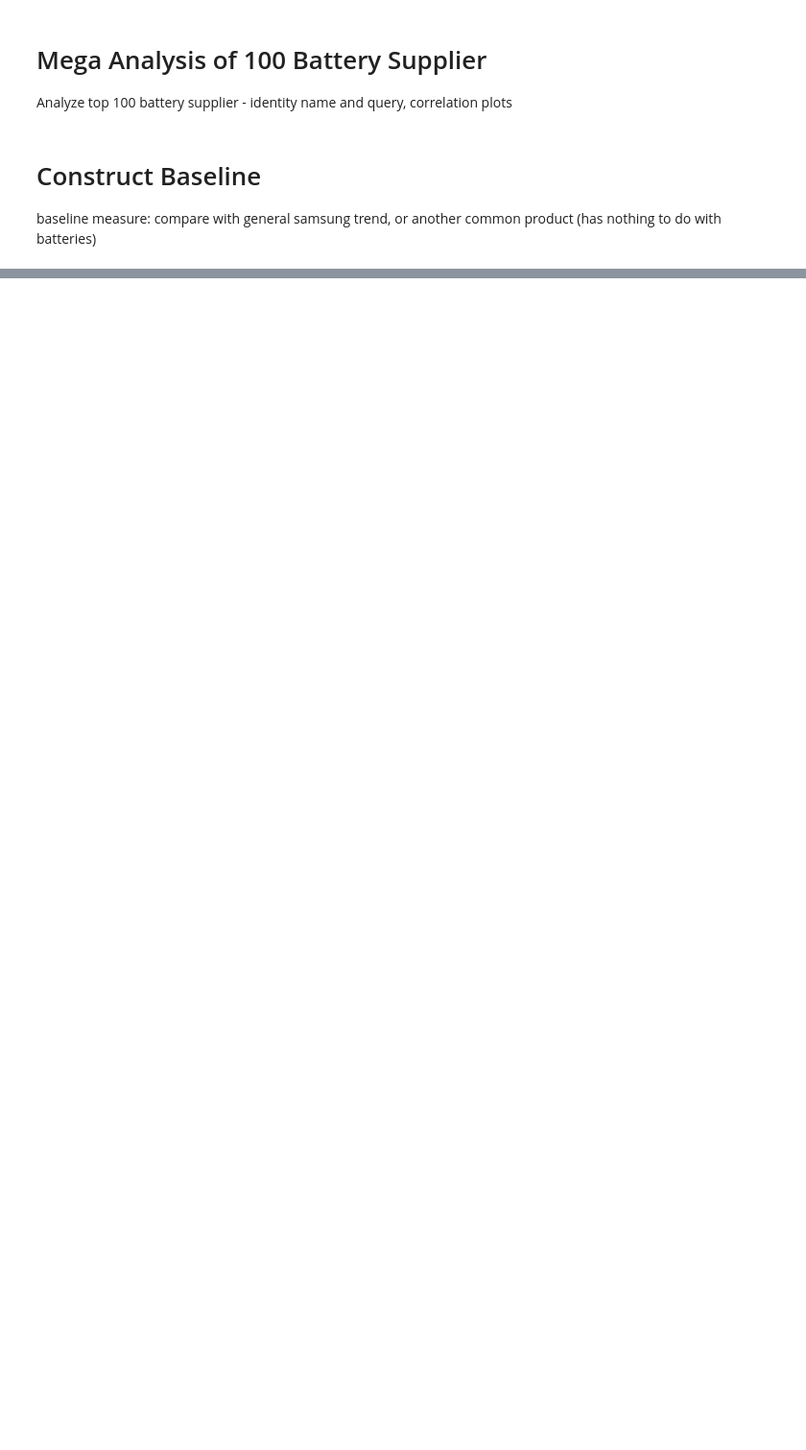
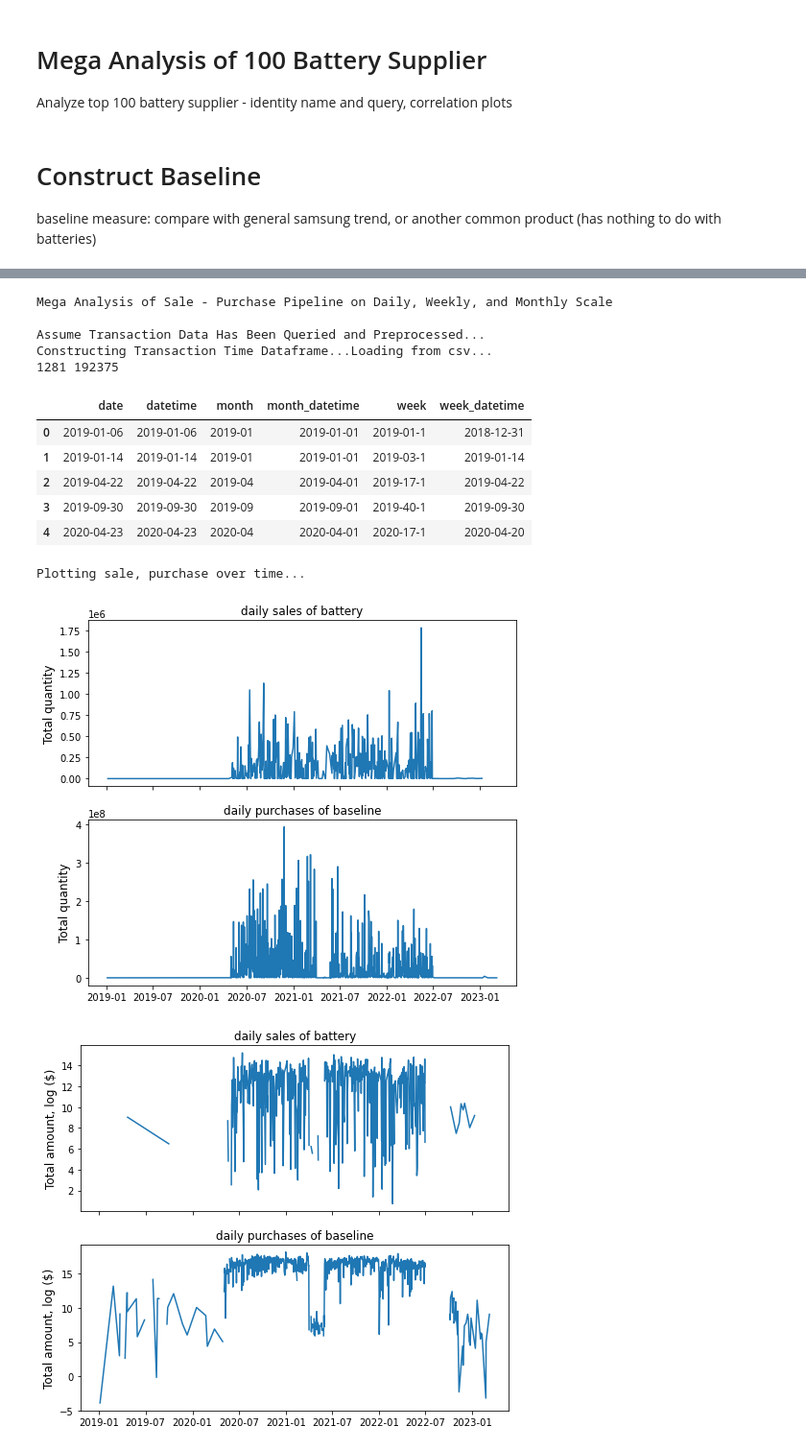
Before and after one commit to juandifers/supply-chain-model, a Jupyter notebook: battery_time_series.ipynb, the cells around one changed output, grey strips where cells are left out. Shown at 96% size. Drawn from its saved outputs; the diff is of its cells as text; code cells hidden in the pictures; blank space fills up the shorter version.

Commit message:
[feat] Constructed Baseline for Samsung and LG

```diff
--- a/battery_time_series.ipynb
+++ b/battery_time_series.ipynb
@@ -331,19 +343,19 @@ def compare_sale_purchase_quantity_per_hscode(supply_df, buy_df, time='weekly'):
     ax.set_ylabel('Total quantity (normalized)', fontsize=12)
     plt.show()
 # %%
-def mega_sale_purchase_pipeline(csv_name='samsung'):
+def mega_sale_purchase_pipeline(csv_name='samsung', BUY_PROD='bms'):
     print("Mega Analysis of Sale - Purchase Pipeline on Daily, Weekly, and Monthly Scale\n")
     print("Assume Transaction Data Has Been Queried and Preprocessed...")
     print("Constructing Transaction Time Dataframe...Loading from csv...")
-    supply_df, buy_df = get_transaction_time_df(csv_name)
+    supply_df, buy_df = get_transaction_time_df(BUY_PROD=BUY_PROD, csv_name=csv_name)
     print("Plotting sale, purchase over time...")
-    plot_time_versus_sale_purchase(supply_df, buy_df, 'daily')
-    plot_time_versus_sale_purchase(supply_df, buy_df, 'weekly')
-    plot_time_versus_sale_purchase(supply_df, buy_df, 'monthly')
+    plot_time_versus_sale_purchase(supply_df, buy_df, BUY_PROD=BUY_PROD, time='daily')
+    plot_time_versus_sale_purchase(supply_df, buy_df, BUY_PROD=BUY_PROD, time='weekly')
+    plot_time_versus_sale_purchase(supply_df, buy_df, BUY_PROD=BUY_PROD, time='monthly')
     print("Compare sale, purchase quantity per hscode...")
-    compare_sale_purchase_quantity_per_hscode(supply_df, buy_df, "daily")
-    compare_sale_purchase_quantity_per_hscode(supply_df, buy_df, "weekly")
-    compare_sale_purchase_quantity_per_hscode(supply_df, buy_df, "monthly")
+    compare_sale_purchase_quantity_per_hscode(supply_df, buy_df, BUY_PROD=BUY_PROD, time="daily")
+    compare_sale_purchase_quantity_per_hscode(supply_df, buy_df, BUY_PROD=BUY_PROD, time="weekly")
+    compare_sale_purchase_quantity_per_hscode(supply_df, buy_df, BUY_PROD=BUY_PROD, time="monthly")
     return supply_df, buy_df
 # %%
 # Q 5.1: How does companies like Samsung?
@@ -554,0 +575,3 @@ baseline measure: compare with general samsung trend, or another common product
+# %%
+warnings.filterwarnings('ignore')
+rs = RedshiftClass('zhiyin','Zhiyin123')
@@ -554,0 +580,5 @@ baseline measure: compare with general samsung trend, or another common product
+# %%
+# SQL query to all hs_code, sum(quantity) for LG
+query = f"select hs_code, sum(quantity) from logistic_data where (supplier_t like '%lg %' or supplier_t like 'lgdvh' or supplier_t like 'lgevh' or supplier_t like 'lgitvh') group by hs_code;"
+print(query)
+df1 = rs.query_df(query)
@@ -554,0 +587,10 @@ baseline measure: compare with general samsung trend, or another common product
+# %%
+import itertools
+hs6_set = set(list(itertools.chain.from_iterable(bom.values()))) # All hs6 codes battery
+display(df1.sort_values('sum', ascending=False).head(10)) # by sql query, 'sum' here is 'quantity_sum'
+BASELINE_HS6 = []
+for row in df1.sort_values('sum', ascending=False).values[:10]:
+    hs6 = row[0]
+    if hs6[:6] not in hs6_set: # When checking, take first six digits. When saving, use original
+        BASELINE_HS6.append(hs6)
+print(BASELINE_HS6)
@@ -554,0 +621,17 @@ baseline measure: compare with general samsung trend, or another common product
+# %%
+supply_df, buy_df = mega_sale_purchase_pipeline('lg', BUY_PROD=tuple(BASELINE_HS6))
+# %% [output]
+Mega Analysis of Sale - Purchase Pipeline on Daily, Weekly, and Monthly Scale
+
+Assume Transaction Data Has Been Queried and Preprocessed...
+Constructing Transaction Time Dataframe...Loading from csv...
+1281 192375
+|  | date | datetime | month | month_datetime | week | week_datetime |
+| 0 | 2019-01-06 | 2019-01-06 | 2019-01 | 2019-01-01 | 2019-01-1 | 2018-12-31 |
+| 1 | 2019-01-14 | 2019-01-14 | 2019-01 | 2019-01-01 | 2019-03-1 | 2019-01-14 |
+| 2 | 2019-04-22 | 2019-04-22 | 2019-04 | 2019-04-01 | 2019-17-1 | 2019-04-22 |
+| 3 | 2019-09-30 | 2019-09-30 | 2019-09 | 2019-09-01 | 2019-40-1 | 2019-09-30 |
+| 4 | 2020-04-23 | 2020-04-23 | 2020-04 | 2020-04-01 | 2020-17-1 | 2020-04-20 |
+Plotting sale, purchase over time...
+[figure, added]
+[figure, added]
```
Also changed, not shown: parts of 22 cells of this notebook, 1 other file.
